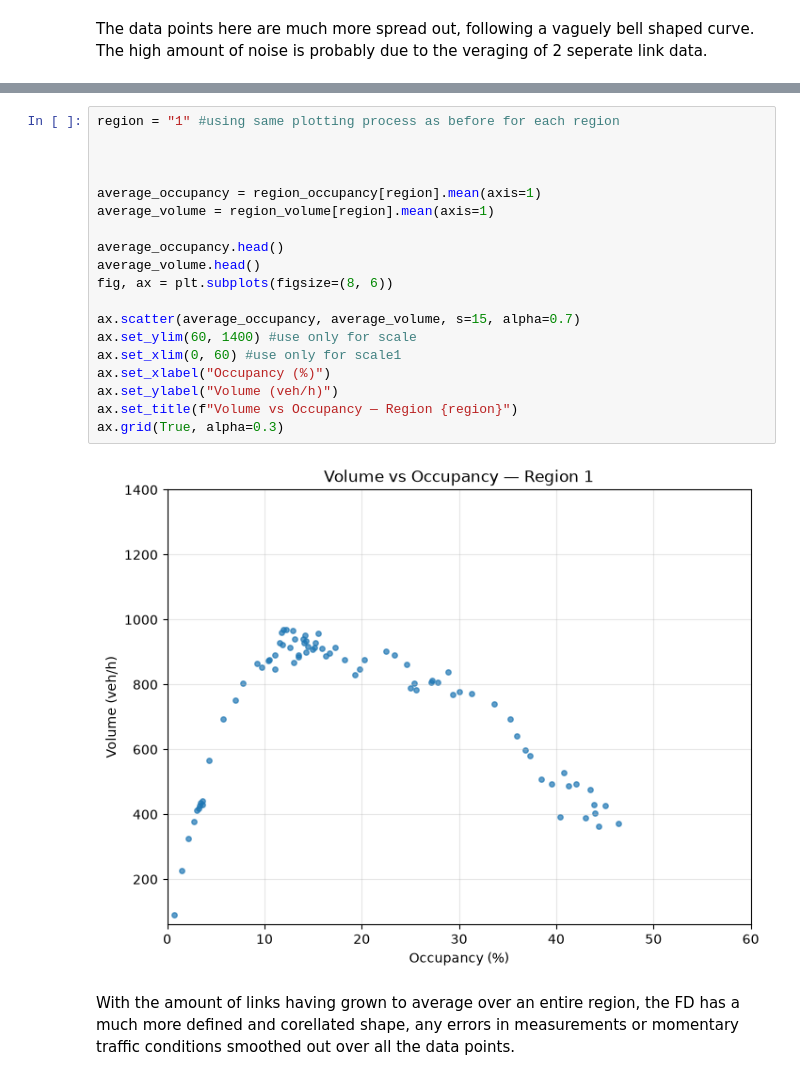
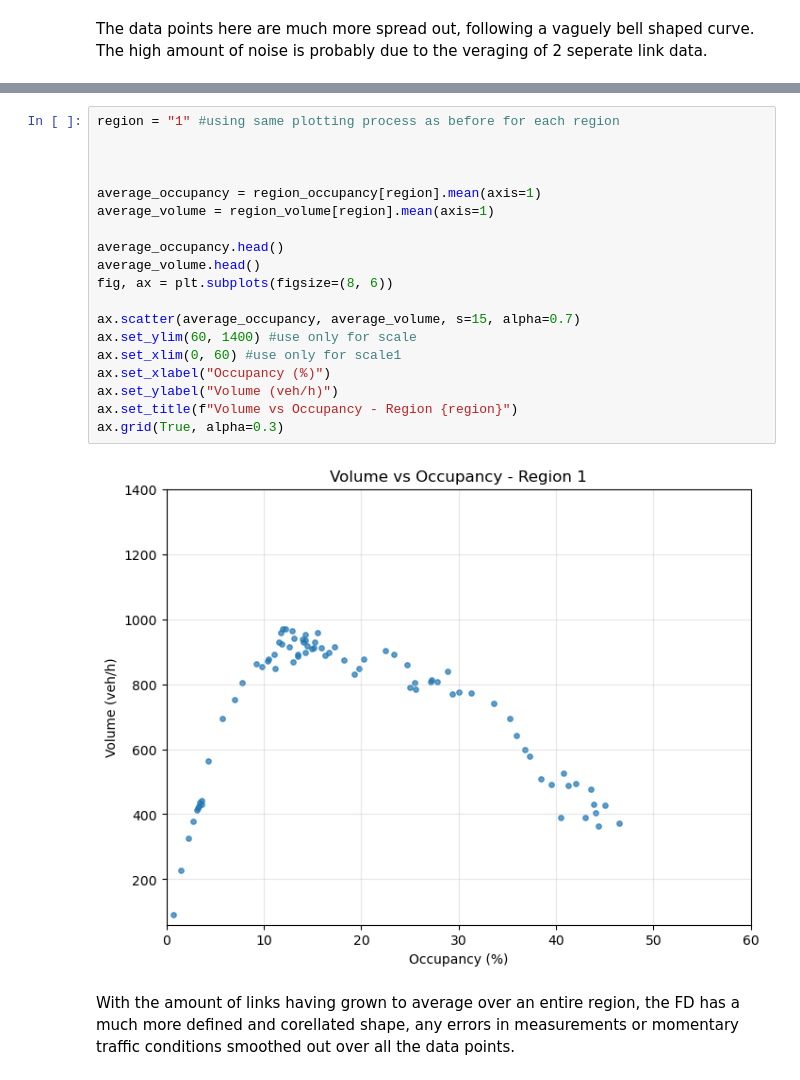
Before and after one commit to margauxfstn/Lab-1-Traffic, a Jupyter notebook: lab1Lorenzo.ipynb, the cells around one changed output, grey strips where cells are left out. Cells and saved outputs as stored; diff of their text form.

```diff
--- a/lab1Lorenzo.ipynb
+++ b/lab1Lorenzo.ipynb
@@ -154,24 +158,24 @@ df_occupancy.head()
 # %%
 region = "1" #using same plotting process as before for each region
 
 
 
 average_occupancy = region_occupancy[region].mean(axis=1)
 average_volume = region_volume[region].mean(axis=1)
 
 average_occupancy.head()
 average_volume.head()
 fig, ax = plt.subplots(figsize=(8, 6))
 
 ax.scatter(average_occupancy, average_volume, s=15, alpha=0.7)
 ax.set_ylim(60, 1400) #use only for scale
 ax.set_xlim(0, 60) #use only for scale1
 ax.set_xlabel("Occupancy (%)")
 ax.set_ylabel("Volume (veh/h)")
-ax.set_title(f"Volume vs Occupancy — Region {region}")
+ax.set_title(f"Volume vs Occupancy - Region {region}")
 ax.grid(True, alpha=0.3)
 # %% [output]
-[figure, old version]
+[figure, new version]
 # %% [markdown]
 With the amount of links having grown to average over an entire region, the FD has a much more defined and corellated shape, any errors in measurements or momentary traffic conditions smoothed out over all the data points.
 # %%
```
Also changed, not shown: parts of 27 cells of this notebook.
